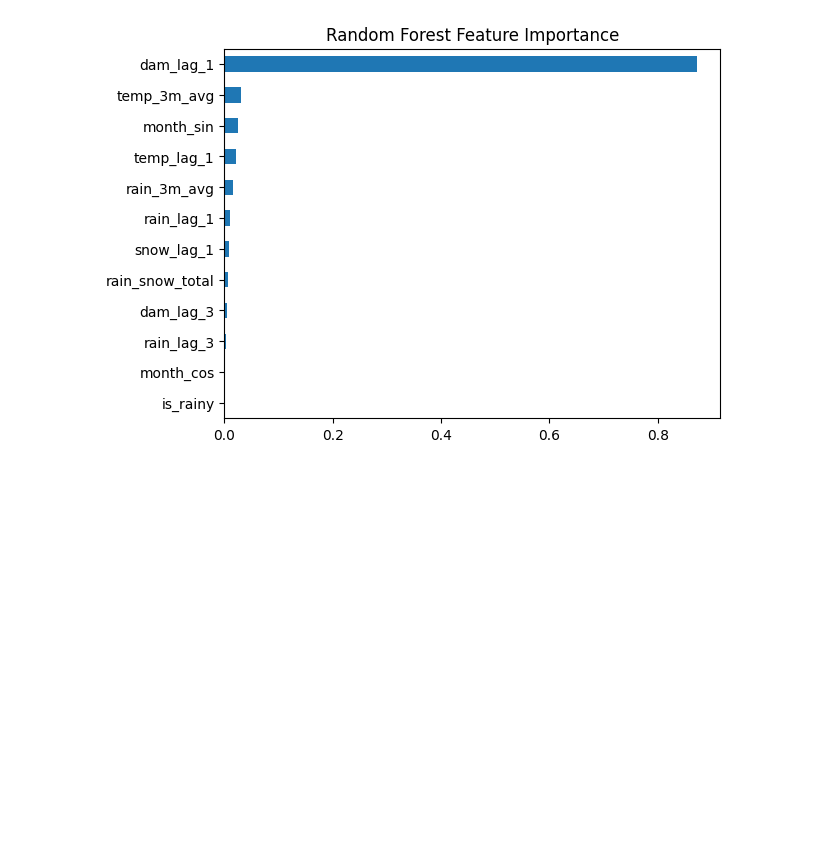
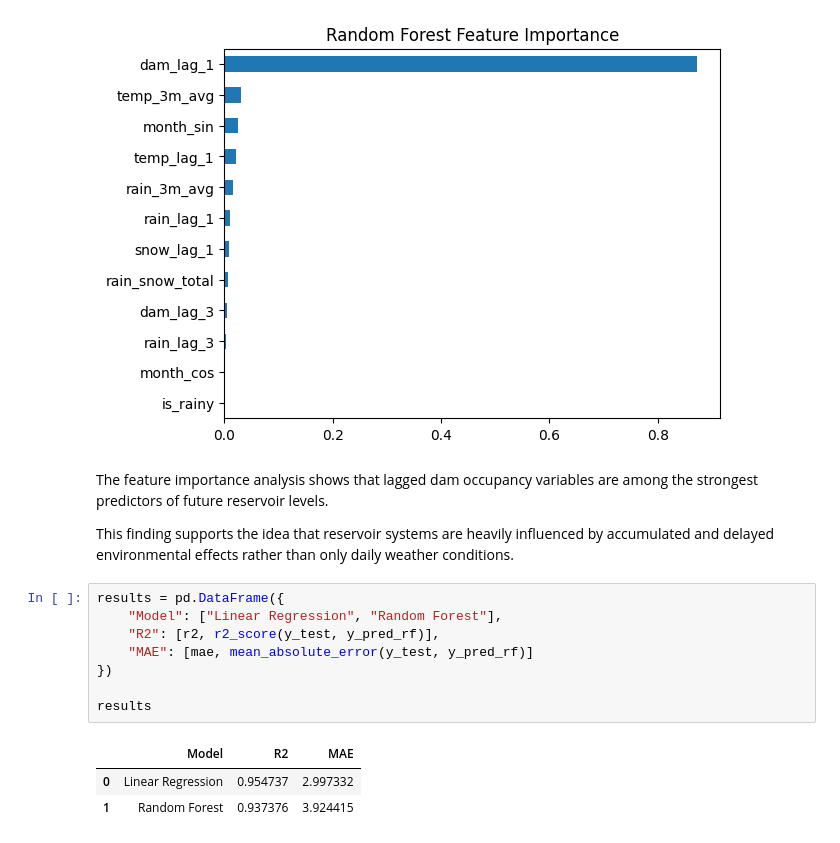
Before and after one commit to aysenuruyar-rgb/DSA210-Proj, a Jupyter notebook: notebook/05_ML_methods.ipynb, the cells around one changed output. Saved outputs shown, nothing was run; the diff lists cells and outputs as text; blank space fills up the shorter version.

```diff
--- a/notebook/05_ML_methods.ipynb
+++ b/notebook/05_ML_methods.ipynb
@@ -100,3 +127,19 @@ plt.title("Random Forest Feature Importance")
 plt.show()
 # %% [output]
 [figure]
+# %% [markdown]
+The feature importance analysis shows that lagged dam occupancy variables are among the strongest predictors of future reservoir levels.
+
+This finding supports the idea that reservoir systems are heavily influenced by accumulated and delayed environmental effects rather than only daily weather conditions.
+# %%
+results = pd.DataFrame({
+    "Model": ["Linear Regression", "Random Forest"],
+    "R2": [r2, r2_score(y_test, y_pred_rf)],
+    "MAE": [mae, mean_absolute_error(y_test, y_pred_rf)]
+})
+
+results
+# %% [output]
+|  | Model | R2 | MAE |
+| 0 | Linear Regression | 0.954737 | 2.997332 |
+| 1 | Random Forest | 0.937376 | 3.924415 |
```
Also changed, not shown: parts of 10 cells of this notebook.
